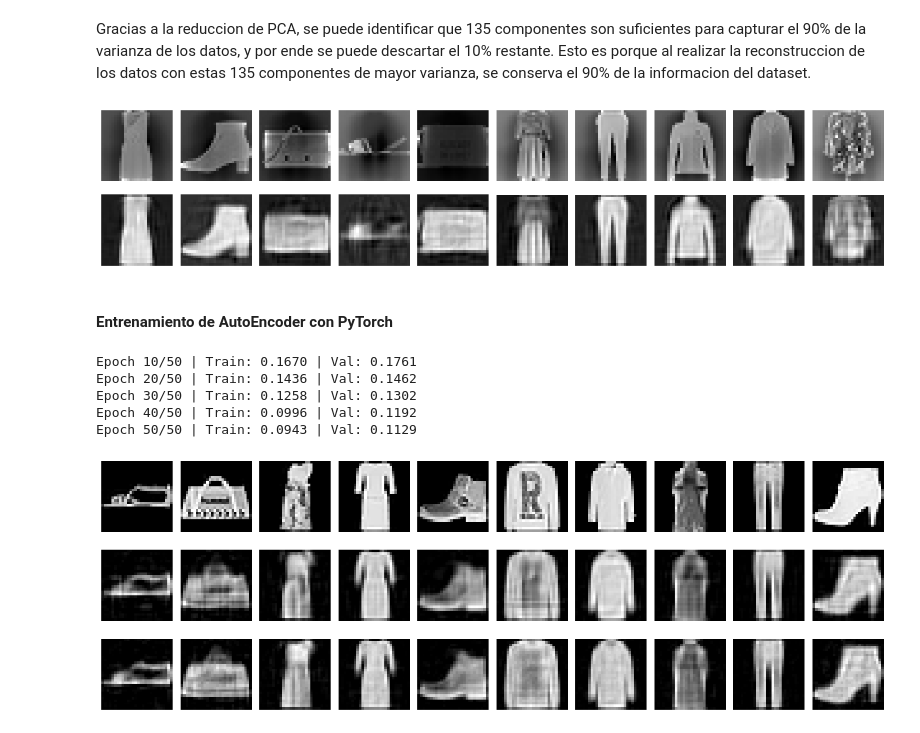
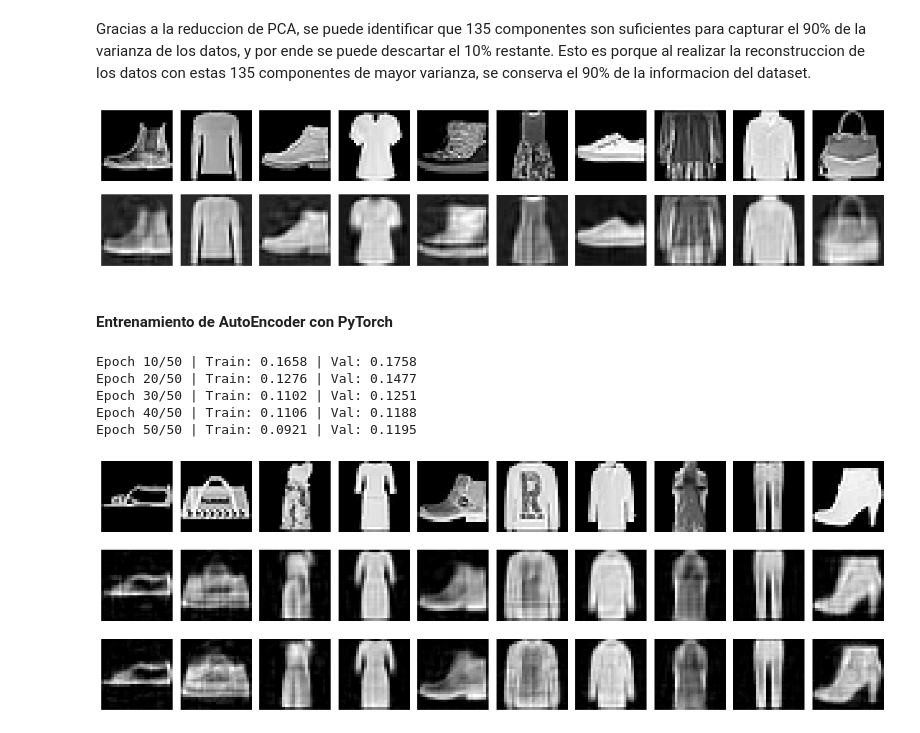
Before and after one commit to sofiyabo/TP4_ML, a Jupyter notebook: Yabo_Sofia_Notebook_TP4.ipynb, the cells around one changed output. Cells and saved outputs as stored; diff of their text form; code cells hidden in the pictures.

```diff
--- a/Yabo_Sofia_Notebook_TP4.ipynb
+++ b/Yabo_Sofia_Notebook_TP4.ipynb
@@ -113,11 +102,3 @@ X_train_std size: 125.4 MB
-# %%
-del df, X
-
-X_train_std = X_train_std.astype(np.float32)
-X_test_std  = X_test_std.astype(np.float32)
-
-X_train = X_train.astype(np.float32)
-X_test  = X_test.astype(np.float32)
 # %%
 
 # Aprender PCA sobre train para ver varianza
@@ -149,20 +130,18 @@ Gracias a la reduccion de PCA, se puede identificar que 135 componentes son sufi
 # %%
 
 X_reconstruido_std = X_train_pca @ eigenvectors_K.T
 X_reconstruido = X_reconstruido_std * des + med    # des-estandarizar
 
 # 2b - comparación originales vs reconstruidas
-utls.plot_images([X_train_std, X_reconstruido], n_images=10,
+utls.plot_images([X_train, X_reconstruido], n_images=10,
             titles=["Original", "Reconstruida PCA"])
 # %% [output]
-[figure, old version]
+[figure, new version]
 # %% [markdown]
 #### Entrenamiento de AutoEncoder con PyTorch
 # %%
 from torch.utils.data import DataLoader, TensorDataset
 
-# X_train ya estandarizado, shape (N, 784), valores en [0,1]
-# Asegurate de que los píxeles estén en [0,1] (dividir por 255 si hace falta)
 
 LATENT_DIM = 135  # igual que PCA
 EPOCHS = 50
@@ -171,7 +150,7 @@ LR = 1e-3
 device = torch.device("cuda" if torch.cuda.is_available() else "cpu")
 
 # Datos como tensores
-X_train_t = torch.FloatTensor(X_train_std).to(device)  # usar datos estandarizados o normalizados
+X_train_t = torch.FloatTensor(X_train_std).to(device)
 X_val_t   = torch.FloatTensor(X_test_std).to(device)
 
 train_loader = DataLoader(TensorDataset(X_train_t), batch_size=256, shuffle=True)
@@ -209,11 +188,11 @@ with torch.no_grad():
     X_train_ae = model.encoder(torch.FloatTensor(X_train_std).to(device)).cpu().numpy()
     X_test_ae  = model.encoder(torch.FloatTensor(X_test_std).to(device)).cpu().numpy()
 # %% [output]
-Epoch 10/50 | Train: 0.1670 | Val: 0.1761
-Epoch 20/50 | Train: 0.1436 | Val: 0.1462
-Epoch 30/50 | Train: 0.1258 | Val: 0.1302
-Epoch 40/50 | Train: 0.0996 | Val: 0.1192
-Epoch 50/50 | Train: 0.0943 | Val: 0.1129
+Epoch 10/50 | Train: 0.1658 | Val: 0.1758
+Epoch 20/50 | Train: 0.1276 | Val: 0.1477
+Epoch 30/50 | Train: 0.1102 | Val: 0.1251
+Epoch 40/50 | Train: 0.1106 | Val: 0.1188
+Epoch 50/50 | Train: 0.0921 | Val: 0.1195
 # %%
 idx = np.random.choice(len(X_test), 10, replace=False)
 
```
Also changed, not shown: parts of 14 cells of this notebook, 3 other files.
